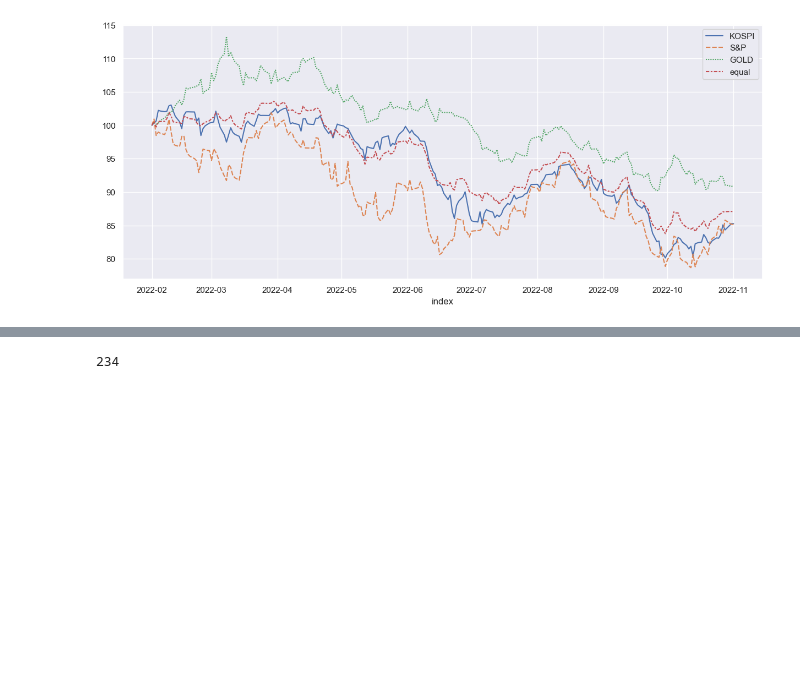
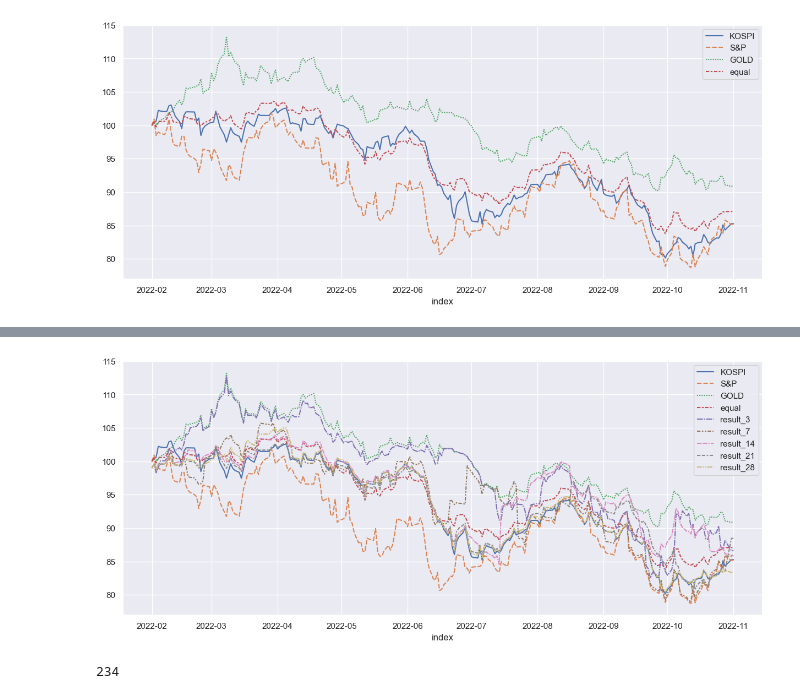
Before and after one commit to pokem1402/section_project_three, a Jupyter notebook: Post-processing.ipynb, the cells around one changed output, grey strips where cells are left out. Drawn from its saved outputs; the diff is of its cells as text; code cells hidden in the pictures; blank space fills up the shorter version.

```diff
--- a/Post-processing.ipynb
+++ b/Post-processing.ipynb
@@ -125 +142,6 @@ sns.lineplot(_true_y_ratio);
+# %%
+sns.set(rc={'figure.figsize':(15, 6)})
+sns.lineplot(y_result_softmax);
+# %% [output]
+[figure, added]
 # %%
```
Also changed, not shown: parts of 13 cells of this notebook, 4 other files.
